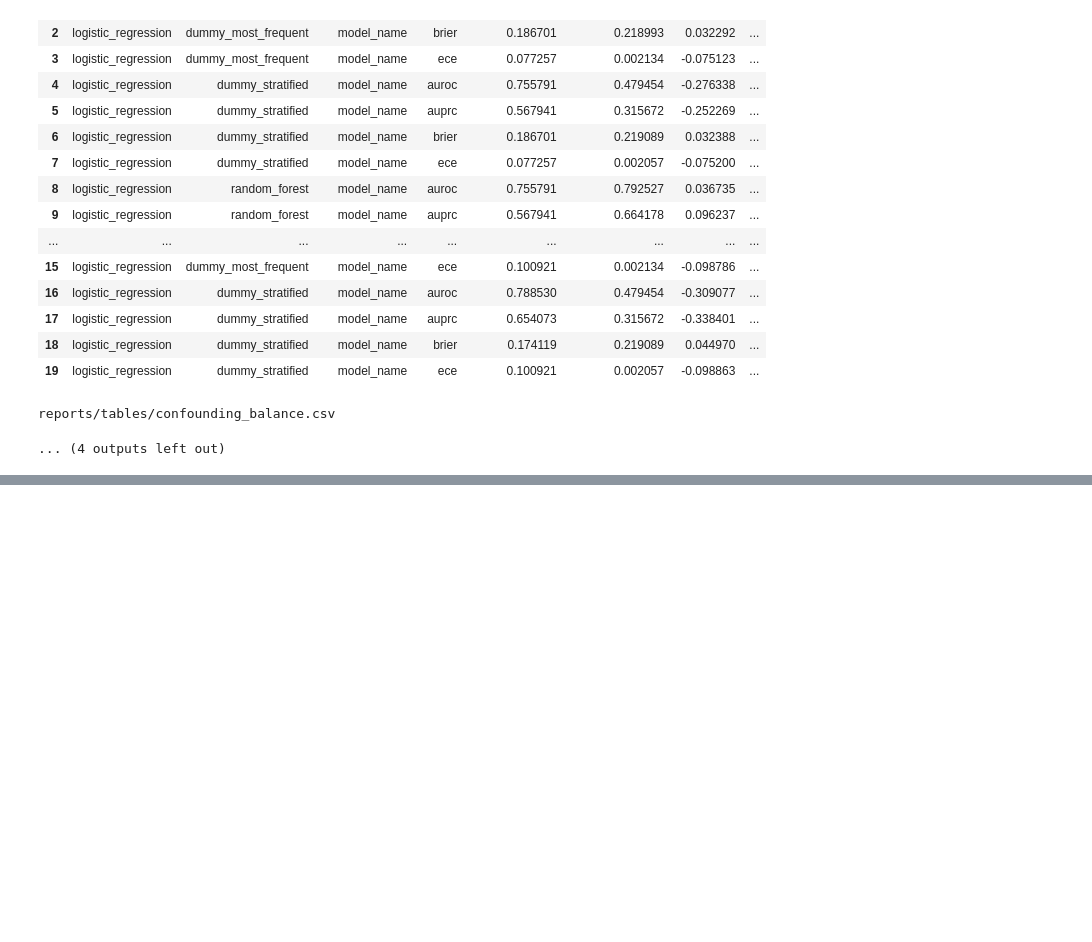
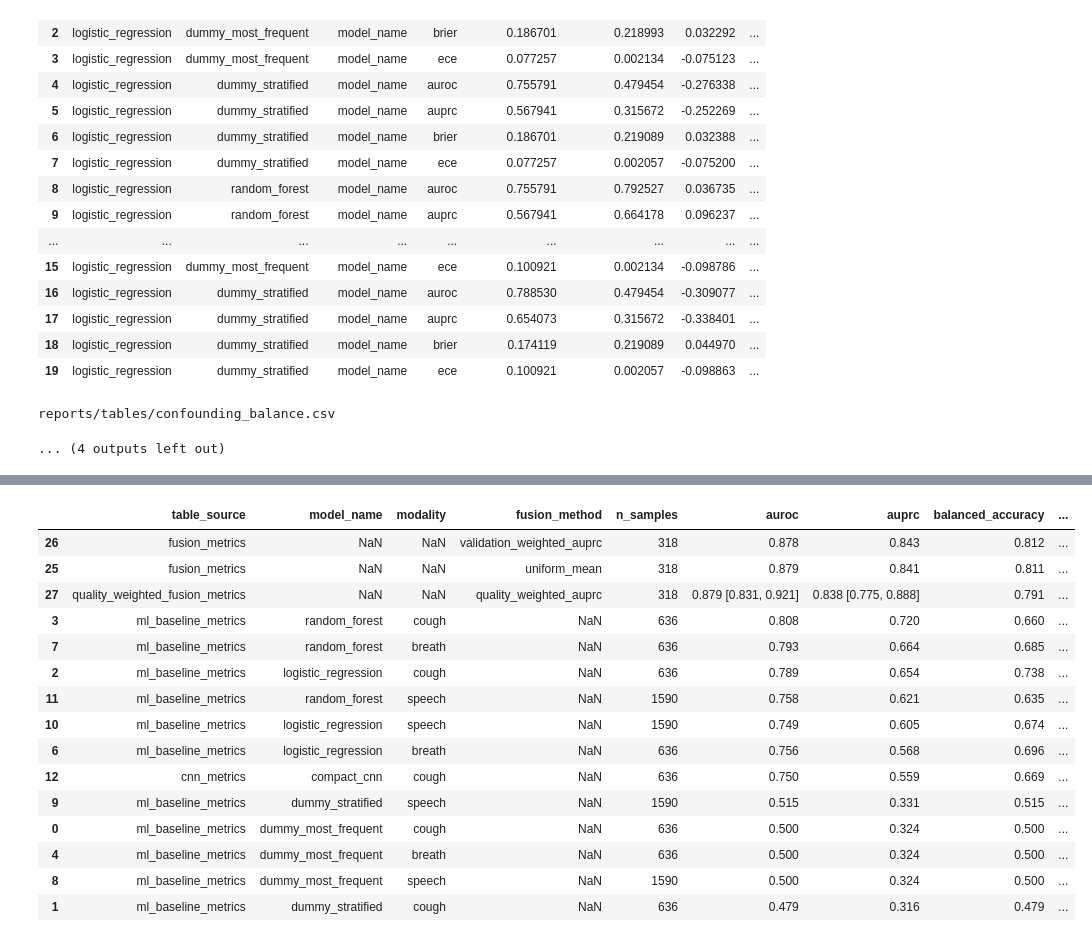
Before and after one commit to nishantharkut/Covid-RARS, a Jupyter notebook: covid_audio_btp/notebooks/00_RUN_EVERYTHING_PUBLICATION.ipynb, the cells around one changed output, grey strips where cells are left out. Saved outputs shown, nothing was run; the diff lists cells and outputs as text; code cells hidden in the pictures; blank space fills up the shorter version.

Commit message:
add compac CNN results

```diff
--- a/covid_audio_btp/notebooks/00_RUN_EVERYTHING_PUBLICATION.ipynb
+++ b/covid_audio_btp/notebooks/00_RUN_EVERYTHING_PUBLICATION.ipynb
@@ -590,3 +590,75 @@ data/outputs/metrics/paired_model_comparison.csv
 | 19 | logistic_regression | dummy_stratified | model_name | ece | 0.100921 | 0.002057 | -0.098863 | ... |
 reports/tables/confounding_balance.csv
 ... (4 outputs left out)
+# %%
+from pathlib import Path
+from IPython.display import display
+import subprocess
+import sys
+import pandas as pd
+
+
+PROJECT_ROOT = Path.cwd()
+if PROJECT_ROOT.name == "notebooks":
+    PROJECT_ROOT = PROJECT_ROOT.parent
+
+print("PROJECT_ROOT:", PROJECT_ROOT)
+print("Python kernel:", sys.executable)
+
+if ".venv" not in sys.executable:
+    raise RuntimeError("Wrong kernel. In Jupyter, select the .venv kernel first.")
+
+
+required = [
+    "data/outputs/metrics/cnn_metrics.csv",
+    "data/outputs/metrics/cnn_logits_validation.csv",
+    "data/outputs/metrics/cnn_logits_test.csv",
+    "data/outputs/metrics/cnn_training_history.csv",
+    "data/outputs/models/compact_cnn_cough.pt",
+]
+
+missing = [p for p in required if not (PROJECT_ROOT / p).exists()]
+if missing:
+    raise FileNotFoundError(f"Missing CNN outputs: {missing}")
+
+print("\nCNN metrics:")
+cnn_metrics = pd.read_csv(PROJECT_ROOT / "data/outputs/metrics/cnn_metrics.csv")
+display(cnn_metrics)
+
+print("\nCNN training history:")
+cnn_history = pd.read_csv(PROJECT_ROOT / "data/outputs/metrics/cnn_training_history.csv")
+print("epochs actually run:", int(cnn_history["epoch"].max()))
+display(cnn_history.tail(15))
+
+
+def run(cmd):
+    print("\n$", " ".join(cmd))
+    result = subprocess.run(cmd, cwd=PROJECT_ROOT, text=True, capture_output=True)
+    if result.stdout:
+        print(result.stdout)
+    if result.stderr:
+        print(result.stderr)
+    result.check_returncode()
+
+
+run([sys.executable, "scripts/20_make_paper_tables.py"])
+run([sys.executable, "scripts/24_make_experiment_manifest.py"])
+run([sys.executable, "scripts/12_validate_artifacts.py", "--strict"])
+
+paper = pd.read_csv(PROJECT_ROOT / "reports/tables/paper_metric_table.csv")
+
+print("\nCNN row inside final paper table:")
+display(paper[paper["table_source"].eq("cnn_metrics")])
+
+print("\nTop audio-model rows by AUPRC:")
+audio_sources = [
+    "ml_baseline_metrics",
+    "cnn_metrics",
+    "fusion_metrics",
+    "quality_weighted_fusion_metrics",
+]
+audio_rows = paper[paper["table_source"].isin(audio_sources)].copy()
+display(audio_rows.sort_values("auprc", ascending=False).head(15))
+
+print("\nDone.")
+# %% [output]
@@ -592,0 +707,16 @@ reports/tables/confounding_balance.csv
+|  | table_source | model_name | modality | fusion_method | n_samples | auroc | auprc | balanced_accuracy | ... |
+| 26 | fusion_metrics | NaN | NaN | validation_weighted_auprc | 318 | 0.878 | 0.843 | 0.812 | ... |
+| 25 | fusion_metrics | NaN | NaN | uniform_mean | 318 | 0.879 | 0.841 | 0.811 | ... |
+| 27 | quality_weighted_fusion_metrics | NaN | NaN | quality_weighted_auprc | 318 | 0.879 [0.831, 0.921] | 0.838 [0.775, 0.888] | 0.791 | ... |
+| 3 | ml_baseline_metrics | random_forest | cough | NaN | 636 | 0.808 | 0.720 | 0.660 | ... |
+| 7 | ml_baseline_metrics | random_forest | breath | NaN | 636 | 0.793 | 0.664 | 0.685 | ... |
+| 2 | ml_baseline_metrics | logistic_regression | cough | NaN | 636 | 0.789 | 0.654 | 0.738 | ... |
+| 11 | ml_baseline_metrics | random_forest | speech | NaN | 1590 | 0.758 | 0.621 | 0.635 | ... |
+| 10 | ml_baseline_metrics | logistic_regression | speech | NaN | 1590 | 0.749 | 0.605 | 0.674 | ... |
+| 6 | ml_baseline_metrics | logistic_regression | breath | NaN | 636 | 0.756 | 0.568 | 0.696 | ... |
+| 12 | cnn_metrics | compact_cnn | cough | NaN | 636 | 0.750 | 0.559 | 0.669 | ... |
+| 9 | ml_baseline_metrics | dummy_stratified | speech | NaN | 1590 | 0.515 | 0.331 | 0.515 | ... |
+| 0 | ml_baseline_metrics | dummy_most_frequent | cough | NaN | 636 | 0.500 | 0.324 | 0.500 | ... |
+| 4 | ml_baseline_metrics | dummy_most_frequent | breath | NaN | 636 | 0.500 | 0.324 | 0.500 | ... |
+| 8 | ml_baseline_metrics | dummy_most_frequent | speech | NaN | 1590 | 0.500 | 0.324 | 0.500 | ... |
+| 1 | ml_baseline_metrics | dummy_stratified | cough | NaN | 636 | 0.479 | 0.316 | 0.479 | ... |
```
Also changed, not shown: parts of 1 cell of this notebook, 12 other files.
